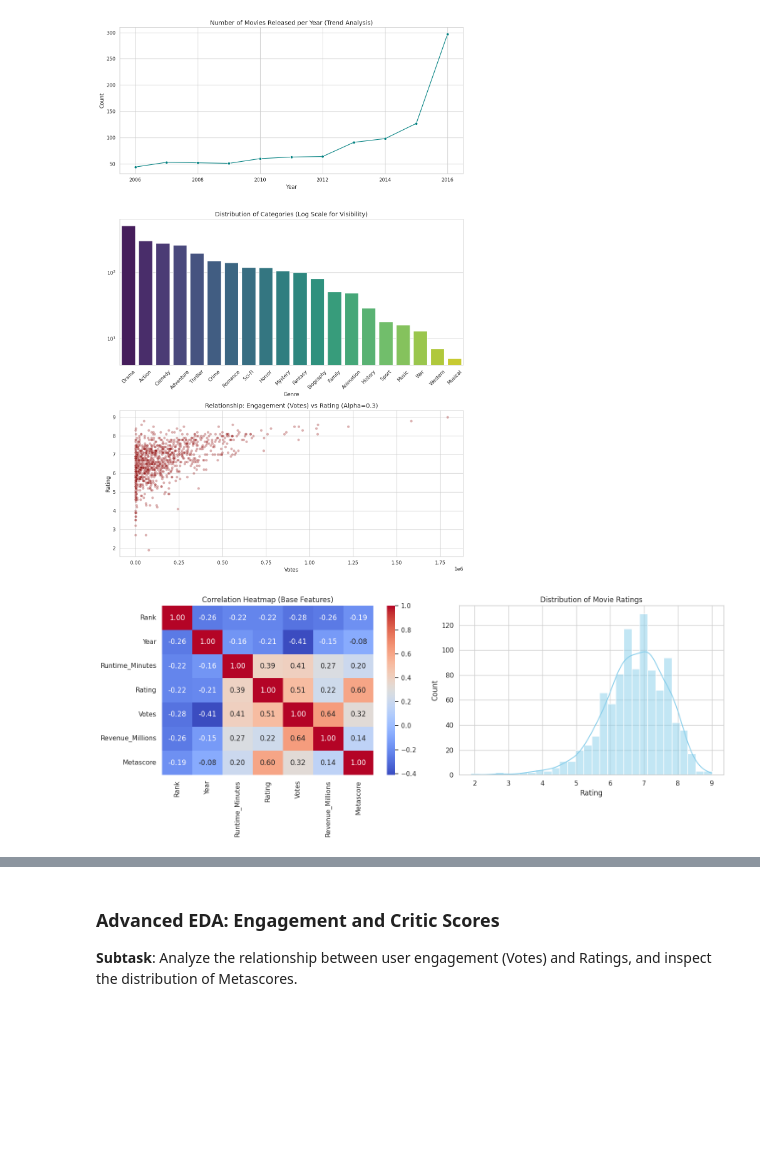
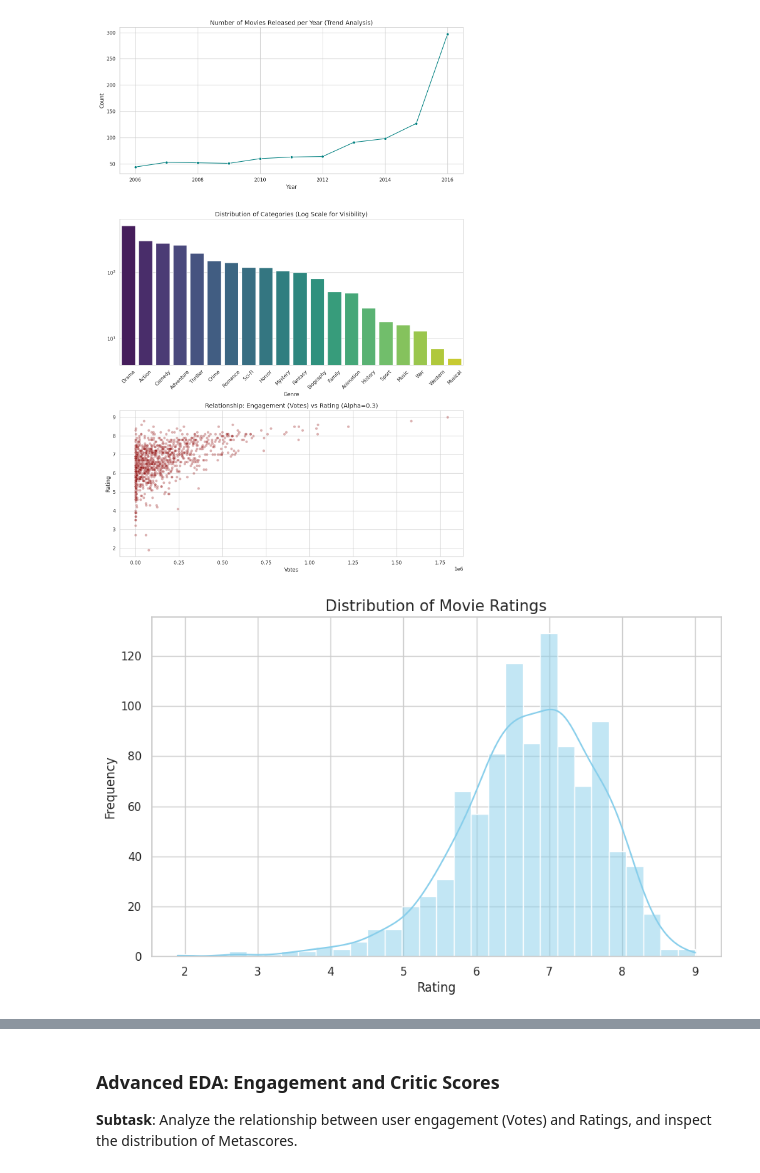
Before and after one commit to s6604053620019-a11y/colab, a Jupyter notebook: IMDB.ipynb, the cells around one changed output, grey strips where cells are left out. Drawn from its saved outputs; the diff is of its cells as text; code cells hidden in the pictures; blank space fills up the shorter version.

```diff
--- a/IMDB.ipynb
+++ b/IMDB.ipynb
@@ -171,25 +171,19 @@ Passing `palette` without assigning `hue` is deprecated and will be removed in v
 
   sns.barplot(x=lang_counts.index, y=lang_counts.values, palette='viridis', ax=axes[1])
 [figure]
-# %%
-import matplotlib.pyplot as plt
-import seaborn as sns
-
-# เก็บเฉพาะกราฟที่เป็นเอกลักษณ์และไม่ซ้ำซ้อน
-sns.set(style='whitegrid')
-fig, axes = plt.subplots(1, 2, figsize=(15, 6))
-
-# 1. Correlation Heatmap (Original Numerical)
-numerical_cols = ['Rank', 'Year', 'Runtime_Minutes', 'Rating', 'Votes', 'Revenue_Millions', 'Metascore']
-corr_matrix = df[numerical_cols].corr()
-sns.heatmap(corr_matrix, annot=True, cmap='coolwarm', fmt='.2f', ax=axes[0])
-axes[0].set_title('Correlation Heatmap (Base Features)')
-
-# 2. Distribution of Rating
-sns.histplot(df['Rating'], kde=True, color='skyblue', ax=axes[1])
-axes[1].set_title('Distribution of Movie Ratings')
-
-plt.tight_layout()
-plt.show()
-# %% [output]
-[figure, removed]
+# %%
+import matplotlib.pyplot as plt
+import seaborn as sns
+
+# ปรับปรุงเพื่อลบกราฟ Correlation ที่ซ้ำซ้อนออก และเก็บเฉพาะ Rating Distribution
+sns.set(style='whitegrid')
+plt.figure(figsize=(10, 6))
+
+sns.histplot(df['Rating'], kde=True, color='skyblue')
+plt.title('Distribution of Movie Ratings', fontsize=15)
+plt.xlabel('Rating')
+plt.ylabel('Frequency')
+
+plt.show()
+# %% [output]
+[figure, added]
```
Also changed, not shown: parts of 11 cells of this notebook.
